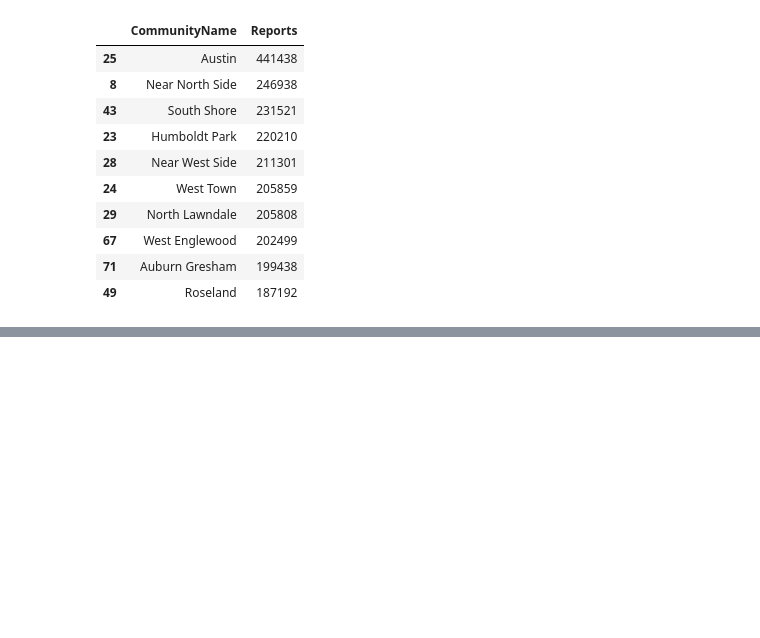
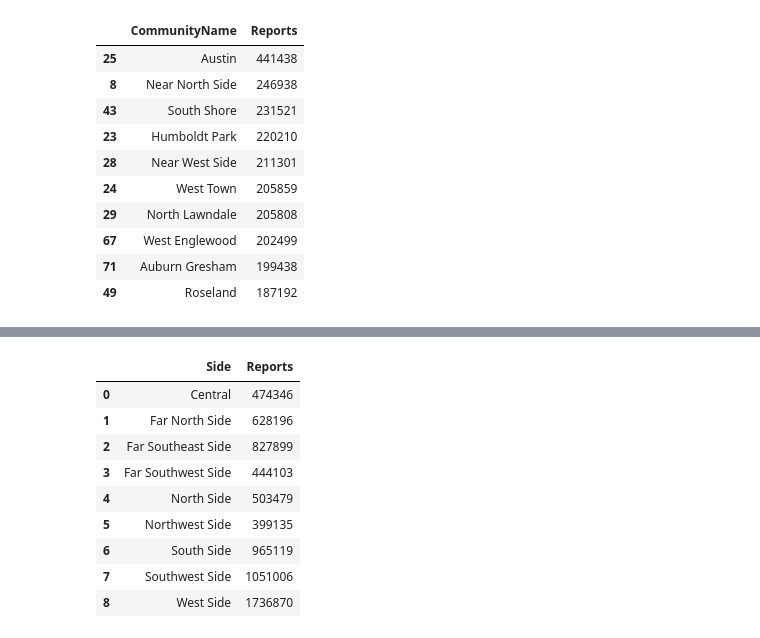
Before and after one commit to RandomFractals/chicago-crimes, a Jupyter notebook: notebooks/chicago-crimes-altair.ipynb, the cells around one changed output, grey strips where cells are left out. Cells and saved outputs as stored; diff of their text form; code cells hidden in the pictures; blank space fills up the shorter version.

Commit message:
add crimes by Chicago side data summary (#32)

```diff
--- a/notebooks/chicago-crimes-altair.ipynb
+++ b/notebooks/chicago-crimes-altair.ipynb
@@ -266,3 +266,20 @@ alt.Chart(community_crime.tail(20)).mark_bar().encode(
 ).properties(title='Low Crime Chicago Communities - 2001-2022')
 # %% [output]
 [interactive output not drawn]
+# %%
+# group crime totals by Chicago sides
+crimes_by_side = community_areas.groupby('Side').sum()\
+    .drop('CommunityArea', axis=1)  # denotes column
+crimes_by_side.sort_values(by='Reports', ascending=False)
+crimes_by_side.reset_index()
+# %% [output]
+|  | Side | Reports |
+| 0 | Central | 474346 |
+| 1 | Far North Side | 628196 |
+| 2 | Far Southeast Side | 827899 |
+| 3 | Far Southwest Side | 444103 |
+| 4 | North Side | 503479 |
+| 5 | Northwest Side | 399135 |
+| 6 | South Side | 965119 |
+| 7 | Southwest Side | 1051006 |
+| 8 | West Side | 1736870 |
```
